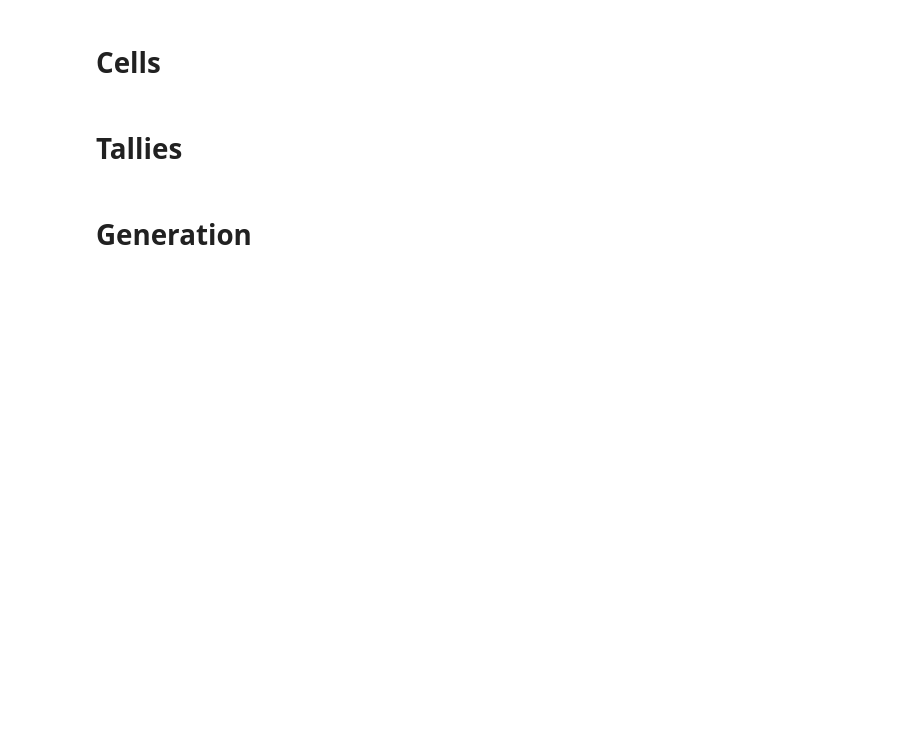
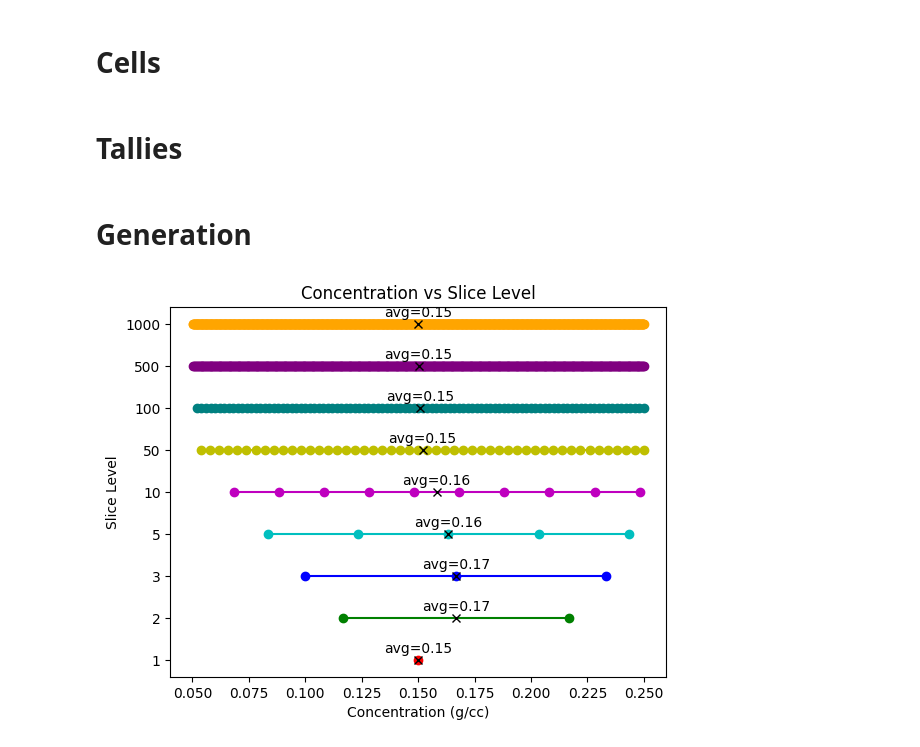
Before and after one commit to JoseACortes/USDAFall2024, a Jupyter notebook: simulations/SoilInSections2/gen/inp/vertical_slice_testing.ipynb, the cells around one changed output. Saved outputs shown, nothing was run; the diff lists cells and outputs as text; code cells hidden in the pictures; blank space fills up the shorter version.

```diff
--- a/simulations/SoilInSections2/gen/inp/vertical_slice_testing.ipynb
+++ b/simulations/SoilInSections2/gen/inp/vertical_slice_testing.ipynb
@@ -210,6 +210,7 @@ slice_levels = [1, 2, 3, 5, 10, 50, 100, 500, 1000]
 import soilsections as ss
 # %%
 filenames = []
+lms = []
 for level in slice_levels:
     _surfaces = surfaces
     _cells = cells.copy()
@@ -236,7 +237,7 @@ for level in slice_levels:
     conc_func = lambda x: ss.vertical_linear_gradient_dist(x, extent[4], extent[5], v_min, v_max)
 
 
-    _soil_cells, _edge_index, _soil_surfaces, _soil_mats = ss.make_mcnp(extent, res, conc_func, noncarbon_rel_portions, noncarbon_labels, surface_header, surface_footer, mat_header, mat_footer, cell_header, cell_footer)
+    _soil_cells, _edge_index, _soil_surfaces, _soil_mats, _lms = ss.make_mcnp(extent, res, conc_func, noncarbon_rel_portions, noncarbon_labels, surface_header, surface_footer, mat_header, mat_footer, cell_header, cell_footer)
     _edge_index = f"#({_edge_index[0]} -{_edge_index[1]} {_edge_index[2]} -{_edge_index[3]} {_edge_index[4]} -{_edge_index[5]})"
     rest_of_the_world = gen.cell(1, 'rest_of_the_world', air.id, -0.00129, '-200 #101 #102 #121 #122 '+_edge_index, importance='imp:n,p 1')
     _cells.append(rest_of_the_world)
@@ -264,12 +265,8 @@ for level in slice_levels:
     oo[2] = _soil_mats+oo[2]
     o[-3:] = oo
     outtext = '\n'.join(o)
-
+    _lms = -_lms
+    lms.append(_lms[:, 0].tolist())
     with open(filename, 'w') as f:
         f.write(outtext)
         f.close()
-# %%
-# output filenames to filenames.csv
-with open('filenames.csv', 'w') as f:
-    f.write('name\n'+'\n'.join(filenames))
-    f.close()
@@ -275,0 +291,18 @@ with open('filenames.csv', 'w') as f:
+# %%
+colors = ['r', 'g', 'b', 'c', 'm', 'y', 'teal', 'purple', 'orange']
+for i in range(len(lms)):
+    color = colors[i]
+    plt.plot(lms[i], [i]*len(lms[i]), label=f"level {slice_levels[i]}", marker='o', color=color)
+    plt.plot(np.average(lms[i]), [i], label=f"level {slice_levels[i]}", marker='x', color='black')
+plt.xlabel('Concentration (g/cc)')
+plt.ylabel('Slice Level')
+plt.title('Concentration vs Slice Level')
+plt.yticks(range(len(lms)), slice_levels)
+# plt.legend()
+# add annotation "x is the average
+for i in range(len(lms)):
+    avg = np.average(lms[i])
+    plt.annotate(f'avg={avg:.2f}', (avg, i), textcoords="offset points", xytext=(0,5), ha='center')
+plt.show()
+# %% [output]
+[figure, added]
```
Also changed, not shown: parts of 5 cells of this notebook, 31 other files.
